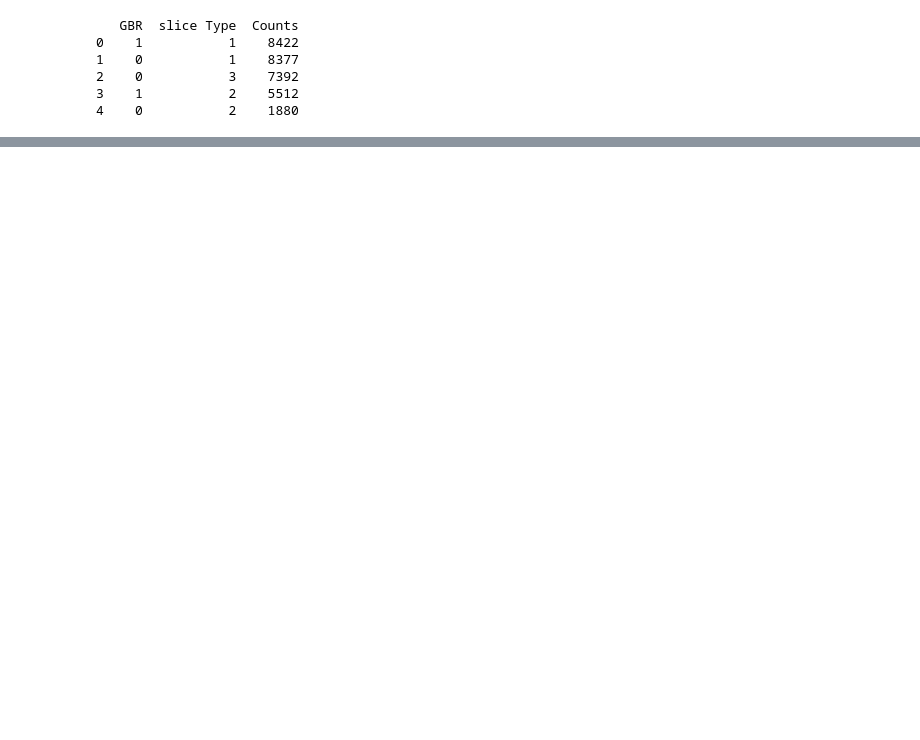
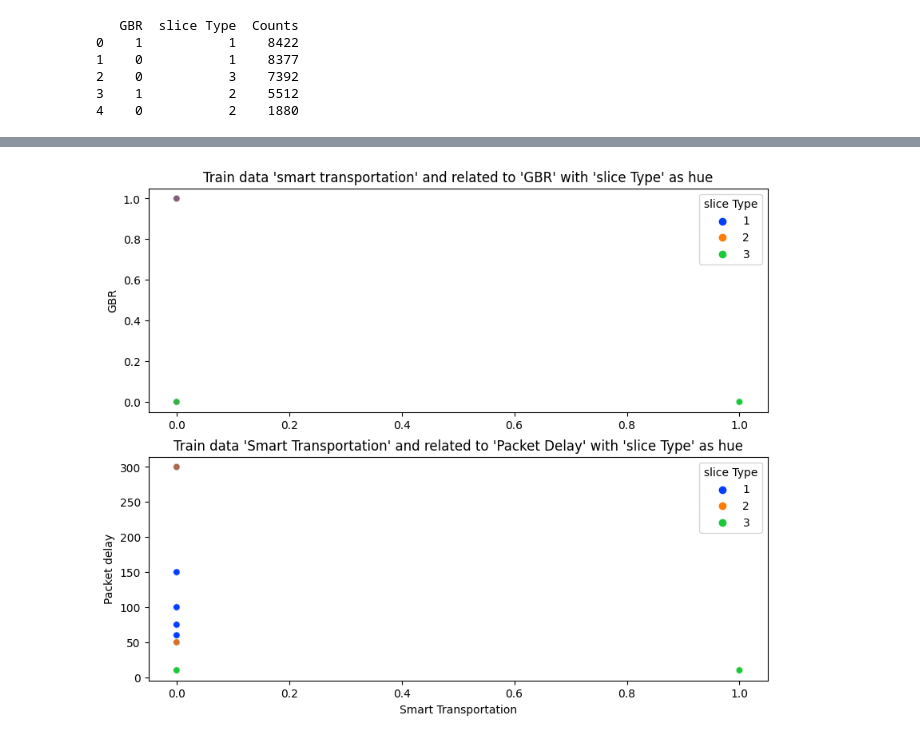
Before and after one commit to naresh5422/NetworkSlice, a Jupyter notebook: NetworkSlice_Prediction.ipynb, the cells around one changed output, grey strips where cells are left out. Saved outputs shown, nothing was run; the diff lists cells and outputs as text; code cells hidden in the pictures; blank space fills up the shorter version.

```diff
--- a/NetworkSlice_Prediction.ipynb
+++ b/NetworkSlice_Prediction.ipynb
@@ -253,0 +296,17 @@ sns.displot(data = train, x = "AR/VR/Gaming",
+# %%
+plt.figure(figsize = (10, 8))
+plt.subplot(2,1,1)
+plt.title("Train data 'smart transportation' and related to 'GBR' with 'slice Type' as hue", fontsize = 12)
+sns.scatterplot(data = train, x = 'Smart Transportation', y = 'GBR',
+               hue = 'slice Type', palette='bright', alpha = 0.5)
+plt.xlabel("")
+
+plt.subplot(2,1,2)
+plt.title("Train data 'Smart Transportation' and related to 'Packet Delay' with 'slice Type' as hue", fontsize = 12)
+sns.scatterplot(data = train, x = "Smart Transportation", y = 'Packet delay',
+               hue = 'slice Type', palette='bright', alpha = 0.5)
+
+
+plt.show()
+# %% [output]
+[figure, added]
```
Also changed, not shown: parts of 24 cells of this notebook.
